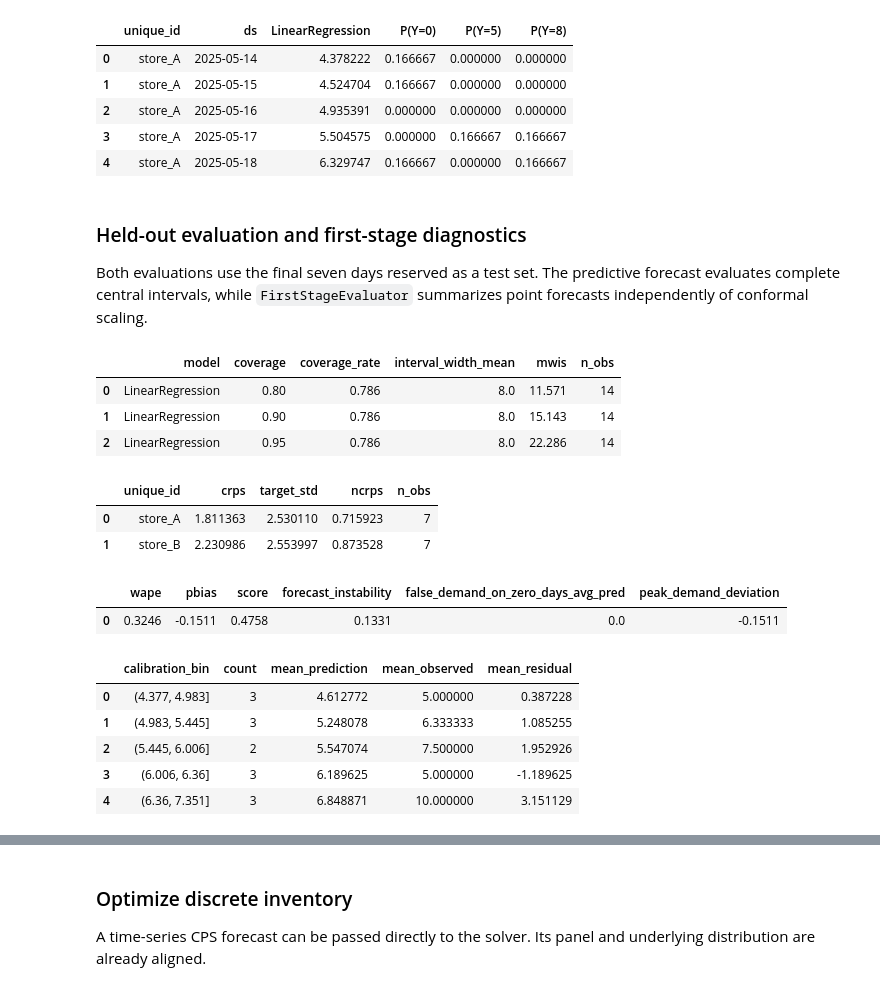
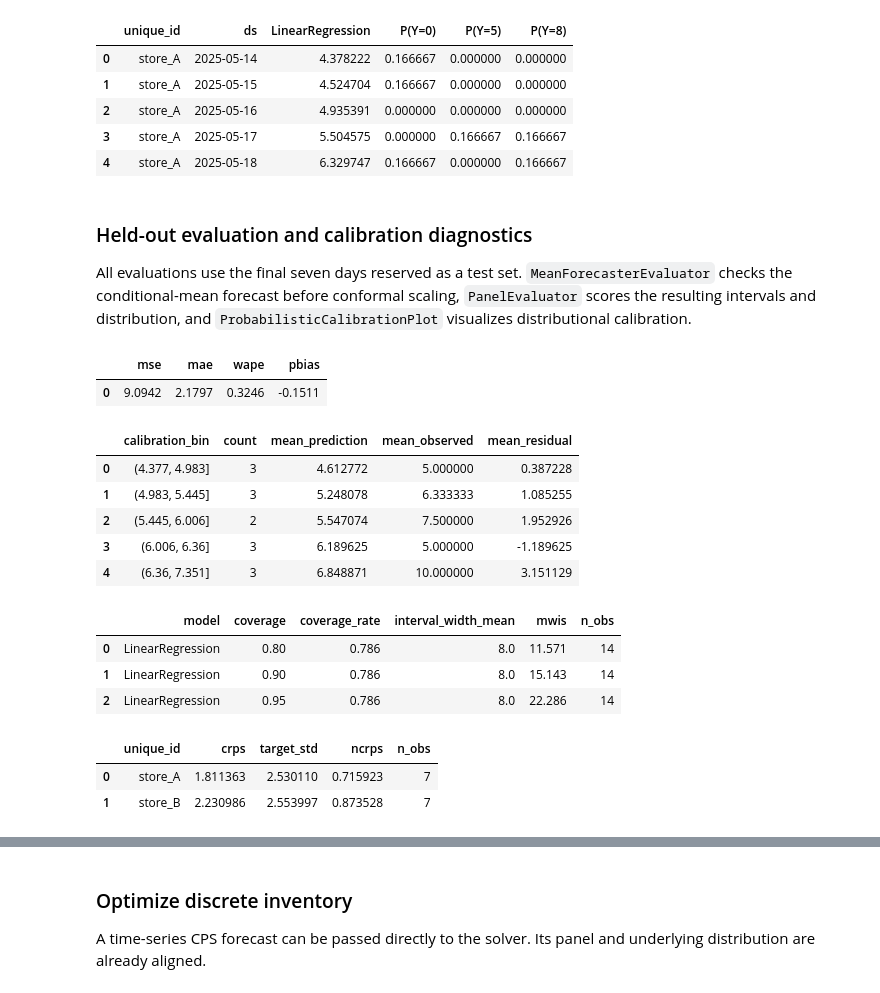
Before and after one commit to heylucasleao/tinyconformal, a Jupyter notebook: examples/series/cps.ipynb, the cells around one changed output, grey strips where cells are left out. Saved outputs shown, nothing was run; the diff lists cells and outputs as text; code cells hidden in the pictures.

```diff
--- a/examples/series/cps.ipynb
+++ b/examples/series/cps.ipynb
@@ -106,44 +108,43 @@ count_forecast.pmf([0, 5, 8]).head()
 | 3 | store_A | 2025-05-17 | 5.504575 | 0.000000 | 0.166667 | 0.166667 |
 | 4 | store_A | 2025-05-18 | 6.329747 | 0.166667 | 0.000000 | 0.166667 |
 # %% [markdown]
-### Held-out evaluation and first-stage diagnostics
+### Held-out evaluation and calibration diagnostics
 
-Both evaluations use the final seven days reserved as a test set. The predictive forecast evaluates complete central intervals, while `FirstStageEvaluator` summarizes point forecasts independently of conformal scaling.
+All evaluations use the final seven days reserved as a test set. `MeanForecasterEvaluator` checks the conditional-mean forecast before conformal scaling, `PanelEvaluator` scores the resulting intervals and distribution, and `ProbabilisticCalibrationPlot` visualizes distributional calibration.
 # %%
 count_test = count_test.sort_values(["unique_id", "ds"]).reset_index(drop=True)
 count_observed = count_test["y"].to_numpy()
-display(PanelEvaluator.evaluate_interval(
-    count_test, forecast=count_forecast, coverages=[0.80, 0.90, 0.95]
-))
-display(PanelEvaluator.evaluate_distribution(
-    count_test, forecast=count_forecast, train_df=count_train
-))
-
-count_first_stage_test = count_forecast.to_frame().merge(
+count_mean_test = count_forecast.to_frame().merge(
     count_test[["unique_id", "ds", "y"]],
     on=["unique_id", "ds"],
     how="inner",
     validate="one_to_one",
 )
-display(FirstStageEvaluator.evaluate(
-    count_first_stage_test, prediction_col="LinearRegression"
-) )
-FirstStageEvaluator.calibration_table(
-    count_first_stage_test, prediction_col="LinearRegression", n_bins=5
+display(MeanForecasterEvaluator.evaluate(
+    count_mean_test, lambda_col="LinearRegression"
+))
+display(MeanForecasterEvaluator.calibration_table(
+    count_mean_test, lambda_col="LinearRegression", n_bins=5
+))
+display(PanelEvaluator.evaluate_interval(
+    count_test, forecast=count_forecast, coverages=[0.80, 0.90, 0.95]
+))
+PanelEvaluator.evaluate_distribution(
+    count_test, forecast=count_forecast, train_df=count_train
 )
 # %% [output]
-|  | model | coverage | coverage_rate | interval_width_mean | mwis | n_obs |
-| 0 | LinearRegression | 0.80 | 0.786 | 8.0 | 11.571 | 14 |
-| 1 | LinearRegression | 0.90 | 0.786 | 8.0 | 15.143 | 14 |
-| 2 | LinearRegression | 0.95 | 0.786 | 8.0 | 22.286 | 14 |
+|  | mse | mae | wape | pbias |
+| 0 | 9.0942 | 2.1797 | 0.3246 | -0.1511 |
-|  | unique_id | crps | target_std | ncrps | n_obs |
-| 0 | store_A | 1.811363 | 2.530110 | 0.715923 | 7 |
-| 1 | store_B | 2.230986 | 2.553997 | 0.873528 | 7 |
+|  | calibration_bin | count | mean_prediction | mean_observed | mean_residual |
+| 0 | (4.377, 4.983] | 3 | 4.612772 | 5.000000 | 0.387228 |
+| 1 | (4.983, 5.445] | 3 | 5.248078 | 6.333333 | 1.085255 |
+| 2 | (5.445, 6.006] | 2 | 5.547074 | 7.500000 | 1.952926 |
+| 3 | (6.006, 6.36] | 3 | 6.189625 | 5.000000 | -1.189625 |
+| 4 | (6.36, 7.351] | 3 | 6.848871 | 10.000000 | 3.151129 |
-|  | wape | pbias | score | forecast_instability | false_demand_on_zero_days_avg_pred | peak_demand_deviation |
-| 0 | 0.3246 | -0.1511 | 0.4758 | 0.1331 | 0.0 | -0.1511 |
+|  | model | coverage | coverage_rate | interval_width_mean | mwis | n_obs |
+| 0 | LinearRegression | 0.80 | 0.786 | 8.0 | 11.571 | 14 |
+| 1 | LinearRegression | 0.90 | 0.786 | 8.0 | 15.143 | 14 |
+| 2 | LinearRegression | 0.95 | 0.786 | 8.0 | 22.286 | 14 |
-|  | calibration_bin | count | mean_prediction | mean_observed | mean_residual |
-| 0 | (4.377, 4.983] | 3 | 4.612772 | 5.000000 | 0.387228 |
-| 1 | (4.983, 5.445] | 3 | 5.248078 | 6.333333 | 1.085255 |
-| 2 | (5.445, 6.006] | 2 | 5.547074 | 7.500000 | 1.952926 |
-| 3 | (6.006, 6.36] | 3 | 6.189625 | 5.000000 | -1.189625 |
-| 4 | (6.36, 7.351] | 3 | 6.848871 | 10.000000 | 3.151129 |
+|  | unique_id | crps | target_std | ncrps | n_obs |
+| 0 | store_A | 1.811363 | 2.530110 | 0.715923 | 7 |
+| 1 | store_B | 2.230986 | 2.553997 | 0.873528 | 7 |
```
Also changed, not shown: parts of 6 cells of this notebook, 6 other files.
